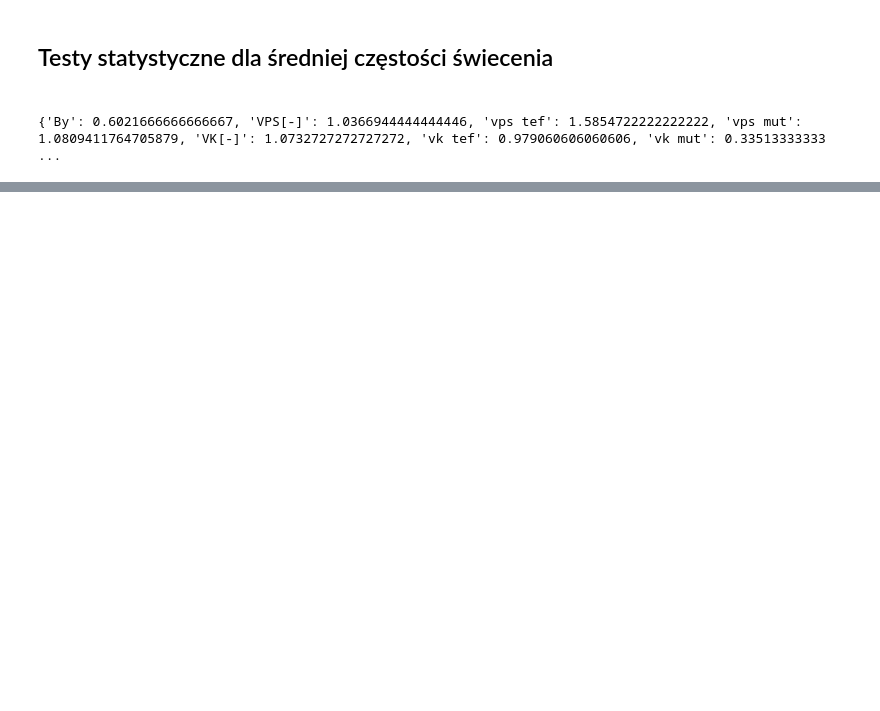
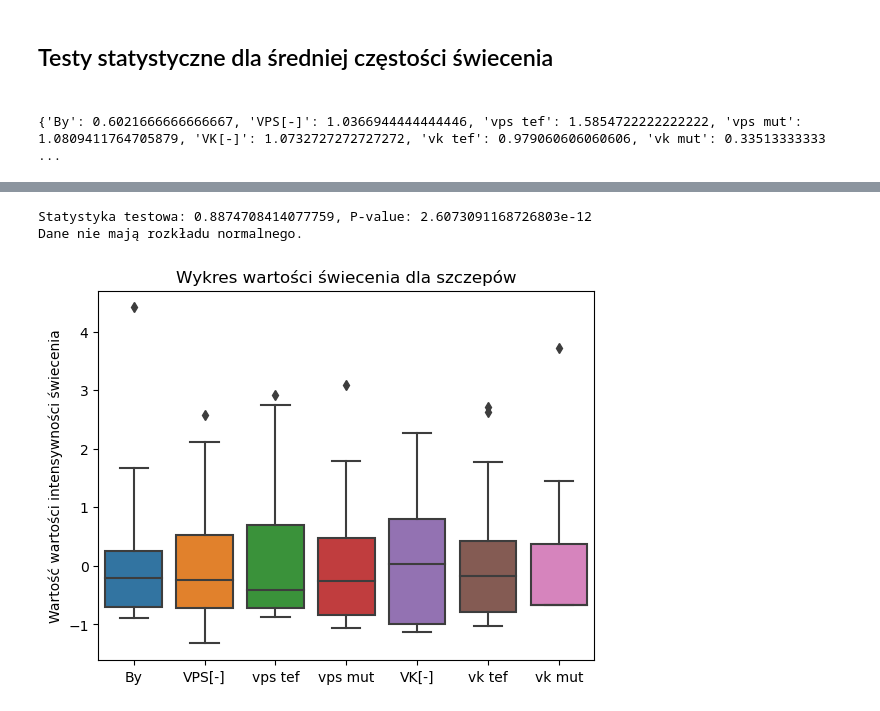
Before and after one commit to MPTG/Master_thesis_statistic, a Jupyter notebook: main.ipynb, the cells around one changed output, grey strips where cells are left out. Cells and saved outputs as stored; diff of their text form; code cells hidden in the pictures; blank space fills up the shorter version.

```diff
--- a/main.ipynb
+++ b/main.ipynb
@@ -52,0 +67,76 @@ data['standarized_density'] = (data['Intensywnosc swiecenia_x'] - data['mean'])
+# %%
+alpha = 0.05
+stat, p_value = shapiro(data['standarized_density'])
+print(f'Statystyka testowa: {stat}, P-value: {p_value}')
+
+if p_value > alpha:
+    print("Dane mają rozkład normalny.")
+    # Wykres rozkładu normalnego
+    sns.histplot(data['standarized_density'], kde=True)
+    plt.title('Rozkład Normalny po Standaryzacji')
+    plt.show()
+
+    # Test ANOVA (parametryczny)
+    wyniki_anova = f_oneway(
+        data['standarized_density'][data['Nazwa'] == 'By'],
+        data['standarized_density'][data['Nazwa'] == 'VPS[-]'],
+        data['standarized_density'][data['Nazwa'] == 'vps tef'],
+        data['standarized_density'][data['Nazwa'] == 'vps mut'],
+        data['standarized_density'][data['Nazwa'] == 'VK[-]'],
+        data['standarized_density'][data['Nazwa'] == 'vk tef'],
+        data['standarized_density'][data['Nazwa'] == 'vk mut'],
+    )
+
+    print(f'Test ANOVA: Statystyka testowa: {wyniki_anova.statistic}, P-value: {wyniki_anova.pvalue}')
+
+    if wyniki_anova.pvalue < alpha:
+        # testy post hoc (Tukey HSD)
+        tukey_results = pairwise_tukeyhsd(data['standarized_density'], data['Nazwa'])
+        print(tukey_results)
+
+        # Wykres pudełkowy z oznaczeniem istotnych różnic
+        sns.boxplot(x='Nazwa', y='standarized_density', data=data)
+        plt.title('Rozkład Intensywności Świecenia z Oznaczeniem Różnic Istotnych')
+        plt.show()
+    else:
+        print("Brak istotnych różnic między grupami.")
+
+else:
+    print("Dane nie mają rozkładu normalnego.")
+    # Wykres rozkładu nieparametrycznego
+    sns.boxplot(x='Nazwa', y='standarized_density', data=data)
+    plt.title('Wykres wartości świecenia dla szczepów')
+    plt.ylabel('Wartość wartości intensywności świecenia')  # Zmiana etykiety osi Y
+    plt.xlabel('')
+    plt.show()
+    median_dict = {}
+    for name in name_of_yeasts:
+        median_dict[name] = data.loc[data['Nazwa'] == name, 'Intensywnosc swiecenia_x'].median()
+
+    data['median'] = data['Nazwa'].map(median_dict)
+
+    # Test Kruskala-Wallisa
+    stat, p_value = kruskal(
+        data.loc[data['Nazwa'] == 'By', 'Intensywnosc swiecenia_x'],
+        data.loc[data['Nazwa'] == 'VPS[-]', 'Intensywnosc swiecenia_x'],
+        data.loc[data['Nazwa'] == 'vps tef', 'Intensywnosc swiecenia_x'],
+        data.loc[data['Nazwa'] == 'vps mut', 'Intensywnosc swiecenia_x'],
+        data.loc[data['Nazwa'] == 'VK[-]', 'Intensywnosc swiecenia_x'],
+        data.loc[data['Nazwa'] == 'vk tef', 'Intensywnosc swiecenia_x'],
+        data.loc[data['Nazwa'] == 'vk mut', 'Intensywnosc swiecenia_x'],
+    )
+
+    if p_value < alpha:
+        print(f'Test Kruskala-Wallisa: Statystyka testowa: {stat}, P-value: {p_value}')
+
+        # Testy porównawcze (Mann-Whitney)
+        for i in range(len(name_of_yeasts)):
+            for j in range(i + 1, len(name_of_yeasts)):
+                group1 = data['Intensywnosc swiecenia_x'][data['Nazwa'] == name_of_yeasts[i]]
+                group2 = data['Intensywnosc swiecenia_x'][data['Nazwa'] == name_of_yeasts[j]]
+                stat, p_value = mannwhitneyu(group1, group2)
+                print(f'Test Mann-Whitney dla {name_of_yeasts[i]} i {name_of_yeasts[j]}: Statystyka testowa: {stat}, P-value: {p_value}')
+# %% [output]
+Statystyka testowa: 0.8874708414077759, P-value: 2.6073091168726803e-12
+Dane nie mają rozkładu normalnego.
+[figure, added]
```
Also changed, not shown: parts of 11 cells of this notebook.
